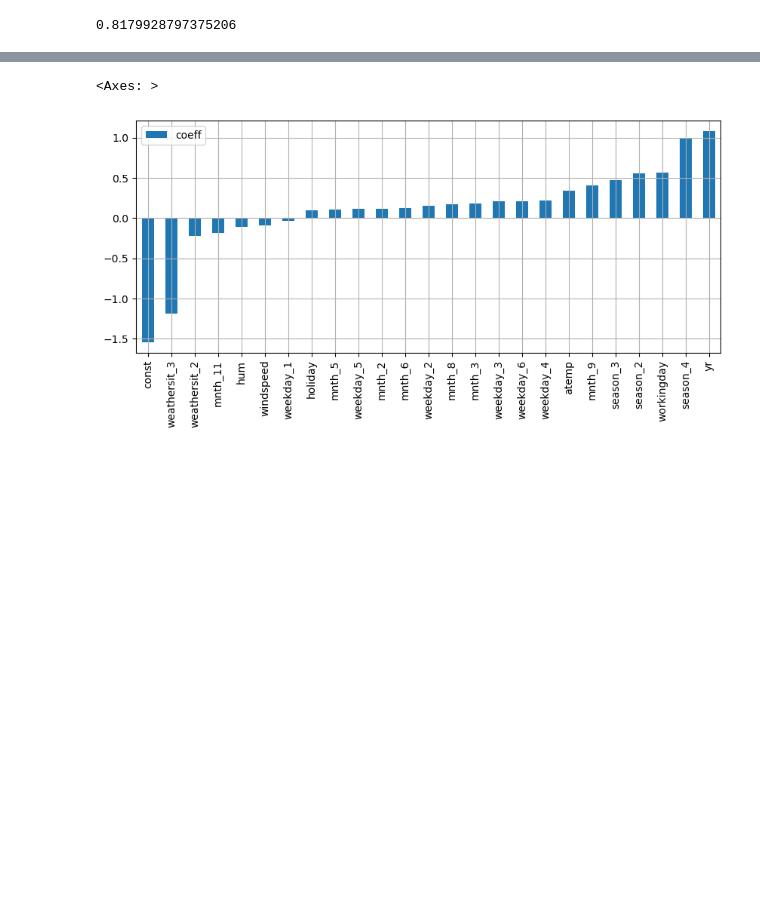
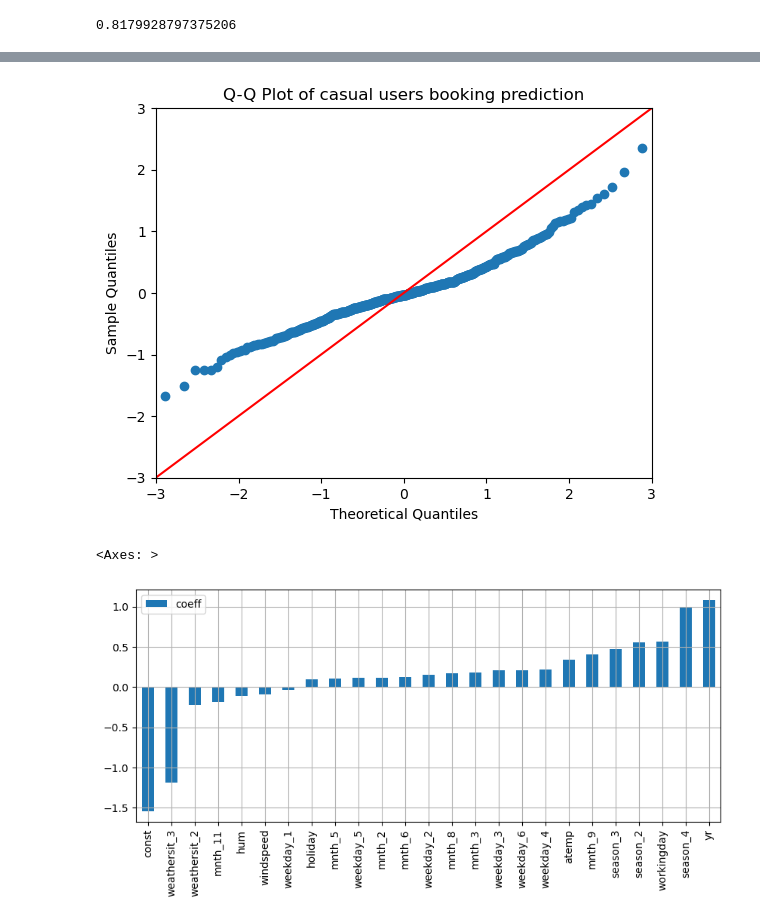
Before and after one commit to jitesh0034/bike_rent_case_study, a Jupyter notebook: Jitesh_BikesAssignment.ipynb, the cells around one changed output, grey strips where cells are left out. Cells and saved outputs as stored; diff of their text form; code cells hidden in the pictures; blank space fills up the shorter version.

```diff
--- a/Jitesh_BikesAssignment.ipynb
+++ b/Jitesh_BikesAssignment.ipynb
@@ -503,3 +510,9 @@ r2_score(result_df1.act_cnt, result_df1.pred_cnt)
+# %%
+sm.qqplot(model_casual.resid, line='45')  # 'line=45' adds a 45-degree reference line
+plt.title("Q-Q Plot of casual users booking prediction")
+plt.show()
+# %% [output]
+[figure, added]
 # %%
 pd.set_option('display.float_format', '{:.4f}'.format)
 # %%
```
Also changed, not shown: parts of 7 cells of this notebook.
